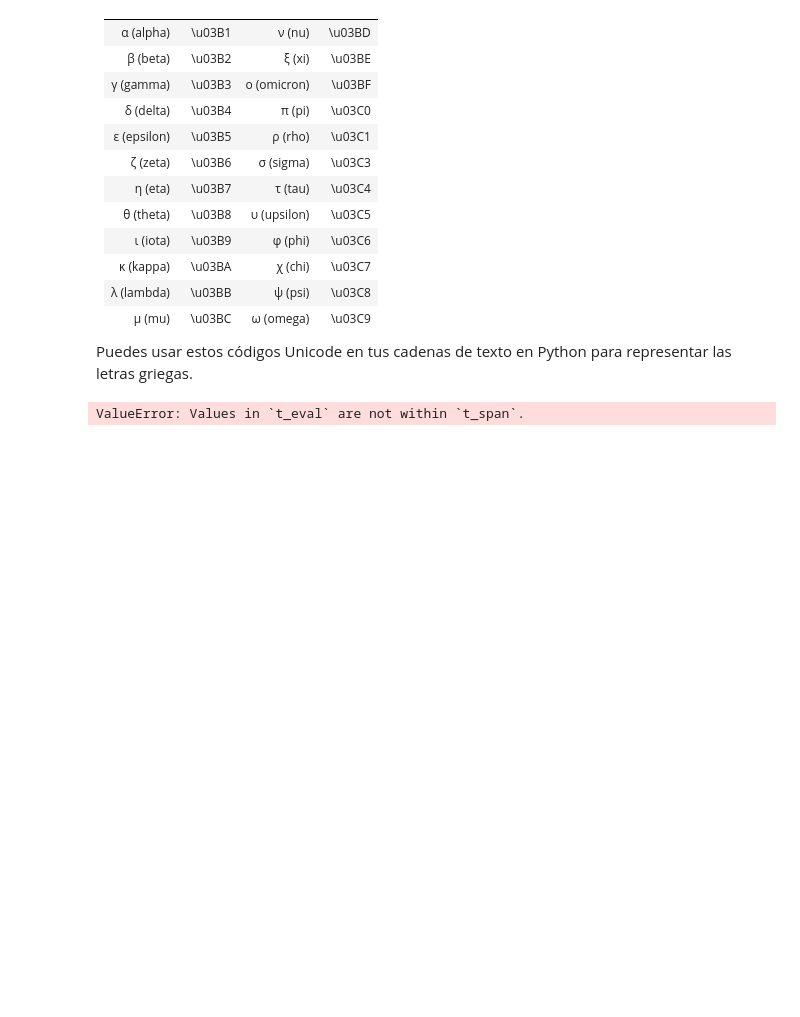
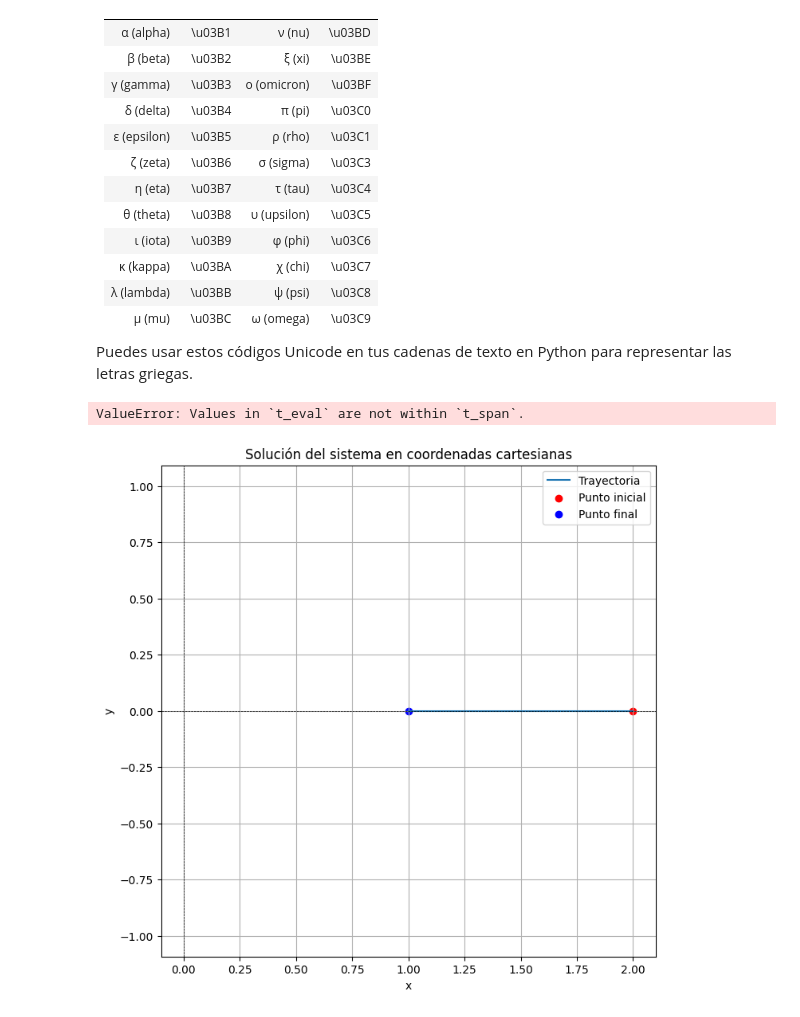
Before and after one commit to LaloRoe/TesisMaestria, a Jupyter notebook: Code/Notas.ipynb, the cells around one changed output. Drawn from its saved outputs; the diff is of its cells as text; code cells hidden in the pictures; blank space fills up the shorter version.

```diff
--- a/Code/Notas.ipynb
+++ b/Code/Notas.ipynb
@@ -416,3 +416,66 @@ plt.tight_layout()
 plt.show()
 # %% [output]
 ValueError: Values in `t_eval` are not within `t_span`.
+# %%
+import numpy as np
+import matplotlib.pyplot as plt
+
+# Definición del sistema de ecuaciones diferenciales en coordenadas polares
+def sistema_ecuaciones(t, vars):
+    r, theta = vars
+    dr_dt = (r - 1) * (r + 1) * (r - 5) * (r + 5) * r  # Ecuación para r'
+    dtheta_dt = 0  # Ecuación para theta'
+    return np.array([dr_dt, dtheta_dt])
+
+# Implementación del método de Runge-Kutta de 4to orden
+def runge_kutta_4(f, t0, tf, h, y0):
+    t = np.arange(t0, tf, h)
+    n = len(t)
+    vars = np.zeros((n, len(y0)))
+    vars[0] = y0
+
+    for i in range(n - 1):
+        k1 = f(t[i], vars[i])
+        k2 = f(t[i] + h/2, vars[i] + h/2 * k1)
+        k3 = f(t[i] + h/2, vars[i] + h/2 * k2)
+        k4 = f(t[i] + h, vars[i] + h * k3)
+
+        vars[i + 1] = vars[i] + (h / 6) * (k1 + 2*k2 + 2*k3 + k4)
+
+    return t, vars
+
+# Parámetros iniciales
+t0 = 0       # Tiempo inicial
+tf = 10      # Tiempo final
+h = 0.01     # Tamaño del paso
+r0 = 2       # Condición inicial para r
+theta0 = 0   # Condición inicial para theta
+y0 = np.array([r0, theta0])  # Vector de condiciones iniciales
+
+# Resolver el sistema con RK4
+t, sol = runge_kutta_4(sistema_ecuaciones, t0, tf, h, y0)
+
+# Extraer las soluciones
+r_sol = sol[:, 0]
+theta_sol = sol[:, 1]
+
+# Convertir a coordenadas cartesianas
+x = r_sol * np.cos(theta_sol)
+y = r_sol * np.sin(theta_sol)
+
+# Graficar la solución en coordenadas cartesianas
+plt.figure(figsize=(8, 8))
+plt.plot(x, y, label="Trayectoria")
+plt.scatter(x[0], y[0], color='red', label="Punto inicial")  # Punto inicial
+plt.scatter(x[-1], y[-1], color='blue', label="Punto final")  # Punto final
+plt.axhline(0, color='black', linewidth=0.5, linestyle='--')
+plt.axvline(0, color='black', linewidth=0.5, linestyle='--')
+plt.title("Solución del sistema en coordenadas cartesianas")
+plt.xlabel("x")
+plt.ylabel("y")
+plt.legend()
+plt.grid()
+plt.axis('equal')
+plt.show()
+# %% [output]
+[figure, added]
```
Also changed, not shown: parts of 1 cell of this notebook, 15 other files.
